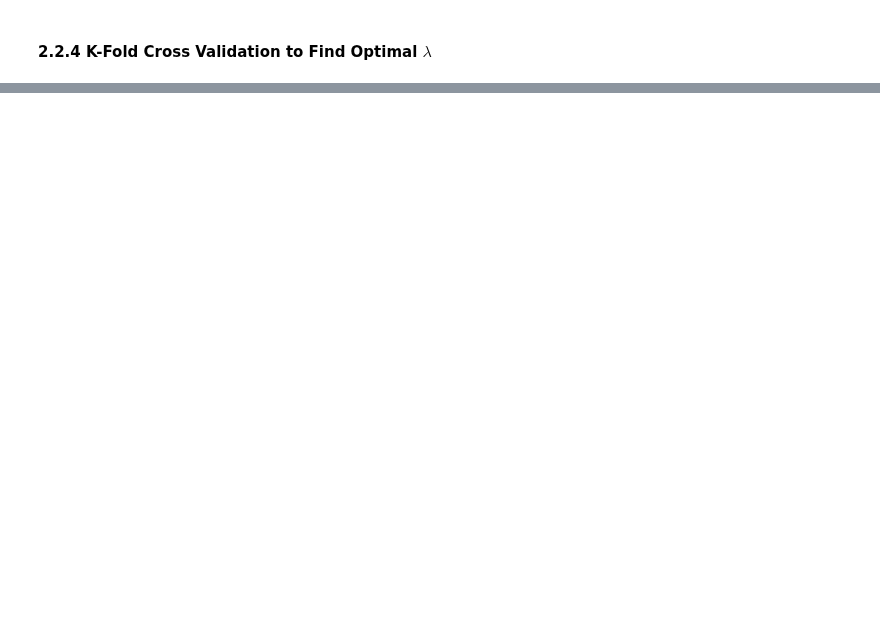
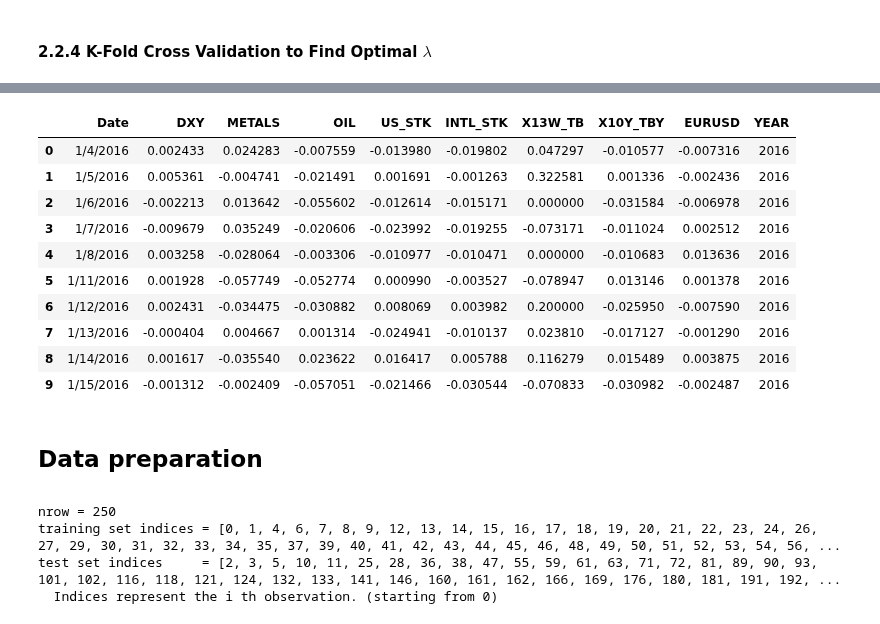
Before and after one commit to adevrent/wqu_mscfe, a Jupyter notebook: Financial Econometrics/M2/L3.ipynb, the cells around one changed output, grey strips where cells are left out. Cells and saved outputs as stored; diff of their text form; code cells hidden in the pictures; blank space fills up the shorter version.

```diff
--- a/Financial Econometrics/M2/L3.ipynb
+++ b/Financial Econometrics/M2/L3.ipynb
@@ -42,0 +159,35 @@ Some statistical software packages may conduct independent variable standardizat
+# %%
+data_set_r_working = pd.read_csv("/home/sscf/wqu_mscfe/Financial Econometrics/M2/fin_data_set.csv")
+data_set_r_working.head(10)
+# %% [output]
+|  | Date | DXY | METALS | OIL | US_STK | INTL_STK | X13W_TB | X10Y_TBY | EURUSD | YEAR |
+| 0 | 1/4/2016 | 0.002433 | 0.024283 | -0.007559 | -0.013980 | -0.019802 | 0.047297 | -0.010577 | -0.007316 | 2016 |
+| 1 | 1/5/2016 | 0.005361 | -0.004741 | -0.021491 | 0.001691 | -0.001263 | 0.322581 | 0.001336 | -0.002436 | 2016 |
+| 2 | 1/6/2016 | -0.002213 | 0.013642 | -0.055602 | -0.012614 | -0.015171 | 0.000000 | -0.031584 | -0.006978 | 2016 |
+| 3 | 1/7/2016 | -0.009679 | 0.035249 | -0.020606 | -0.023992 | -0.019255 | -0.073171 | -0.011024 | 0.002512 | 2016 |
+| 4 | 1/8/2016 | 0.003258 | -0.028064 | -0.003306 | -0.010977 | -0.010471 | 0.000000 | -0.010683 | 0.013636 | 2016 |
+| 5 | 1/11/2016 | 0.001928 | -0.057749 | -0.052774 | 0.000990 | -0.003527 | -0.078947 | 0.013146 | 0.001378 | 2016 |
+| 6 | 1/12/2016 | 0.002431 | -0.034475 | -0.030882 | 0.008069 | 0.003982 | 0.200000 | -0.025950 | -0.007590 | 2016 |
+| 7 | 1/13/2016 | -0.000404 | 0.004667 | 0.001314 | -0.024941 | -0.010137 | 0.023810 | -0.017127 | -0.001290 | 2016 |
+| 8 | 1/14/2016 | 0.001617 | -0.035540 | 0.023622 | 0.016417 | 0.005788 | 0.116279 | 0.015489 | 0.003875 | 2016 |
+| 9 | 1/15/2016 | -0.001312 | -0.002409 | -0.057051 | -0.021466 | -0.030544 | -0.070833 | -0.030982 | -0.002487 | 2016 |
+# %% [markdown]
+## **Data preparation**<span style='color: transparent; font-size:1%'>All rights reserved WQU WorldQuant University QQQQ</span>
+# %%
+# Create Training Dataset and Testing Dataset
+data_set_r_working = pd.read_csv("/home/sscf/wqu_mscfe/Financial Econometrics/M2/fin_data_set.csv")
+
+np.random.seed(11111)  # Random seed
+nrow = data_set_r_working.shape[0]  # number of rows, this is used to know how many observations are available.
+print("nrow =", nrow)
+
+train_sequence = sorted(np.random.choice(nrow, int(nrow * 0.8), replace=False))  # randomly select 80% of the indices out of nrow = 250 indices and store it as training set indices.
+test_sequence = sorted(set(list(range(0, nrow))) - set(train_sequence))  # substract the training set indices from the nrow = 250 indices, thus resulting in test set indices.
+print("training set indices =", train_sequence)
+print("test set indices     =", test_sequence)
+print("  Indices represent the i th observation. (starting from 0)")
+# %% [output]
+nrow = 250
+training set indices = [0, 1, 4, 6, 7, 8, 9, 12, 13, 14, 15, 16, 17, 18, 19, 20, 21, 22, 23, 24, 26, 27, 29, 30, 31, 32, 33, 34, 35, 37, 39, 40, 41, 42, 43, 44, 45, 46, 48, 49, 50, 51, 52, 53, 54, 56, ...
+test set indices     = [2, 3, 5, 10, 11, 25, 28, 36, 38, 47, 55, 59, 61, 63, 71, 72, 81, 89, 90, 93, 101, 102, 116, 118, 121, 124, 132, 133, 141, 146, 160, 161, 162, 166, 169, 176, 180, 181, 191, 192, ...
+  Indices represent the i th observation. (starting from 0)
```
Also changed, not shown: parts of 30 cells of this notebook, 2 other files.
